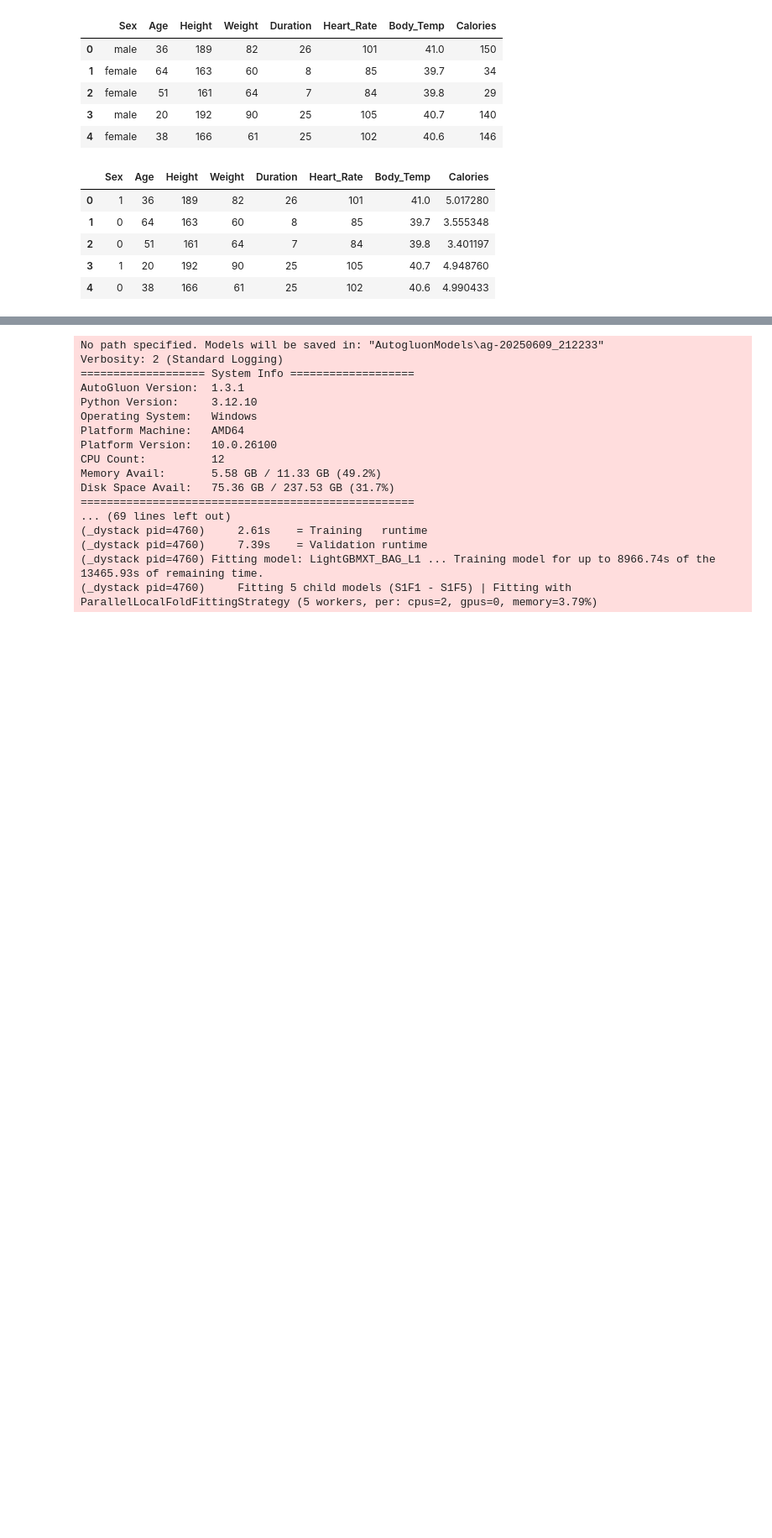
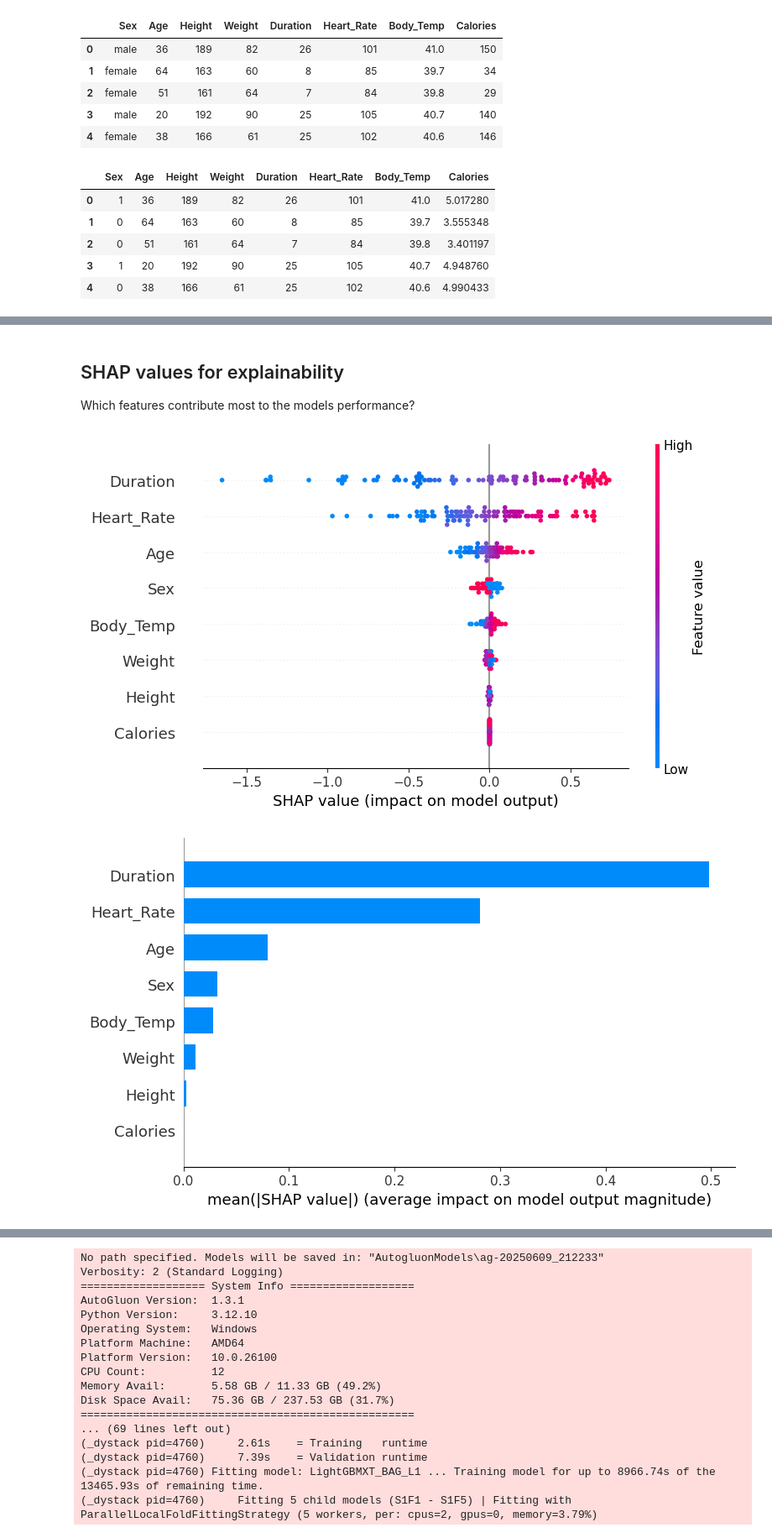
Before and after one commit to ElliotBlackstone/S25_Predict_Calories, a Jupyter notebook: calorie_autogluon.ipynb, the cells around one changed output, grey strips where cells are left out. Shown at 84% size. Drawn from its saved outputs; the diff is of its cells as text; code cells hidden in the pictures; blank space fills up the shorter version.

```diff
--- a/calorie_autogluon.ipynb
+++ b/calorie_autogluon.ipynb
@@ -411,0 +312,18 @@ The dataset for this competition (both train and test) was generated from a deep
+# %% [markdown]
+## SHAP values for explainability
+
+Which features contribute most to the models performance?
+# %%
+background = shap.sample(train_data, 100, random_state=724)
+explainer  = shap.Explainer(predictor.predict, background)
+
+# compute SHAP on 10000-point sample
+X_small    = test_data.sample(100, random_state=724)
+shap_vals  = explainer(X_small)
+
+# visualize
+shap.summary_plot(shap_vals, X_small)
+shap.summary_plot(shap_vals, X_small, plot_type='bar')
+# %% [output]
+[figure, added]
+[figure, added]
```
Also changed, not shown: parts of 33 cells of this notebook, 3 other files.
